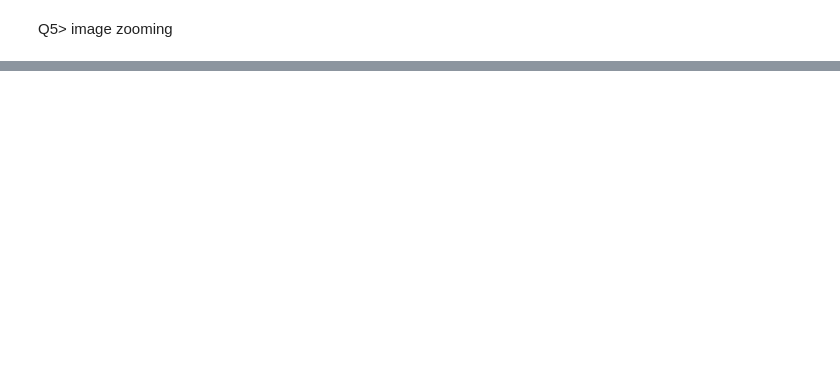
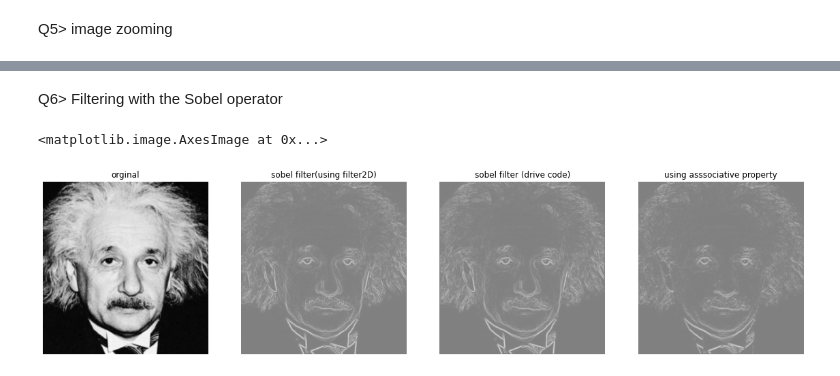
Before and after one commit to SajeepanTharumarasa/EN2550-Fundamentals-of-Image-Processing-and-Machine-Vision, a Jupyter notebook: Assignment_01/assignment_01_190539T.ipynb, the cells around one changed output, grey strips where cells are left out. Drawn from its saved outputs; the diff is of its cells as text; code cells hidden in the pictures; blank space fills up the shorter version.

```diff
--- a/Assignment_01/assignment_01_190539T.ipynb
+++ b/Assignment_01/assignment_01_190539T.ipynb
@@ -189,21 +174,2 @@ plt.imshow(res,cmap='gray')
 # %% [markdown]
 Q5>  image zooming
-# %%
-im = cv.imread('emma_gray.jpg',cv.IMREAD_REDUCED_GRAYSCALE_2)
-
-scale = 4
-rows = int(scale*im.shape[0])
-cols= int(scale*im.shape[1])
-
-zoomed = np.zeros((rows,cols), dtype=im.dtype)
-for i in range (0,rows):
-    for j in range(0,cols):
-        zoomed[i,j] = im[int(i/scale),int(j/scale)]
-
-
-plt.imshow(cv.cvtColor(im,cv.COLOR_RGB2BGR))
-plt.title("original image")
-plt.show()
-plt.imshow(cv.cvtColor(zoomed,cv.COLOR_RGB2BGR))
-plt.title("zoomed image")
-plt.show()
@@ -212,0 +291,60 @@ plt.show()
+# %% [markdown]
+Q6> Filtering with the Sobel operator
+# %%
+def filter(image, kernel):
+    assert kernel.shape[0]%2 == 1 and kernel.shape[1] % 2 == 1
+    kernel_h, kernel_w = math.floor(kernel.shape[0]/2), math.floor(kernel.shape[1]/2)
+    image_h, image_w = image.shape
+    image_float = image.astype('float')
+    filtered = np.zeros(image.shape, 'float')
+
+    for i in range(kernel_h, image_h - kernel_h):
+        for j in range(kernel_w , image_w - kernel_w):
+            filtered[i, j] = np.dot(image_float[i - kernel_h : i + kernel_h + 1 , j - kernel_w : j+ kernel_w + 1].flatten(), kernel.flatten())
+
+    return filtered
+
+
+einstein = cv.imread(r'einstein.png', cv.IMREAD_GRAYSCALE).astype(np.float32)
+
+kernel_y = np.array([(-1, -2, -1), (0, 0, 0), (1, 2, 1)], dtype = np.float32)
+kernel_x = np.array([(-1, 0, 1), (-2, 0, 2), (-1, 0, 1)], dtype = np.float32)
+image_y = cv.filter2D(einstein, -1, kernel_y)
+image_x = cv.filter2D(einstein, -1, kernel_x)
+grad_mag = np.sqrt(image_y**2 + image_x**2)
+
+image_y1 = filter(einstein, kernel_y)
+image_x1 = filter(einstein, kernel_x)
+grad_mag1 = np.sqrt(image_y1**2 + image_x1**2)
+
+kernel_y1 = np.array([-1, 0, 1], dtype = np.float32)
+kernel_y2 = np.array([[-1], [2], [1]], dtype = np.float32)
+image_y2 = cv.filter2D(einstein, -1, kernel_y1)
+image_y2 = cv.filter2D(image_y2, -1, kernel_y2)
+
+kernel_x1 = np.array([-1, -2, -1], dtype = np.float32)
+kernel_x2 = np.array([[1], [0], [-1]], dtype = np.float32)
+image_x2 = cv.filter2D(einstein, -1, kernel_x1)
+image_x2 = cv.filter2D(image_x2, -1, kernel_x2)
+
+grad_mag2 = np.sqrt(image_y2**2 + image_x2**2)
+
+fig, ax = plt.subplots(1,4, figsize=(20,20))
+ax[0].axis('off')
+ax[0].title.set_text('orginal')
+ax[0].imshow(einstein, cmap = 'gray', vmin =0, vmax=255)
+
+ax[1].axis('off')
+ax[1].title.set_text('sobel filter(using filter2D)')
+ax[1].imshow(grad_mag, cmap = 'gray', vmin =-1020, vmax=1020)
+
+ax[2].axis('off')
+ax[2].title.set_text('sobel filter (drive code)')
+ax[2].imshow(grad_mag1, cmap = 'gray', vmin =-1020, vmax=1020)
+
+ax[3].axis('off')
+ax[3].title.set_text('using asssociative property')
+ax[3].imshow(grad_mag2, cmap = 'gray', vmin =-1020, vmax=1020)
+# %% [output]
+<matplotlib.image.AxesImage at 0x...>
+[figure, added]
```
Also changed, not shown: parts of 11 cells of this notebook, 7 other files.
